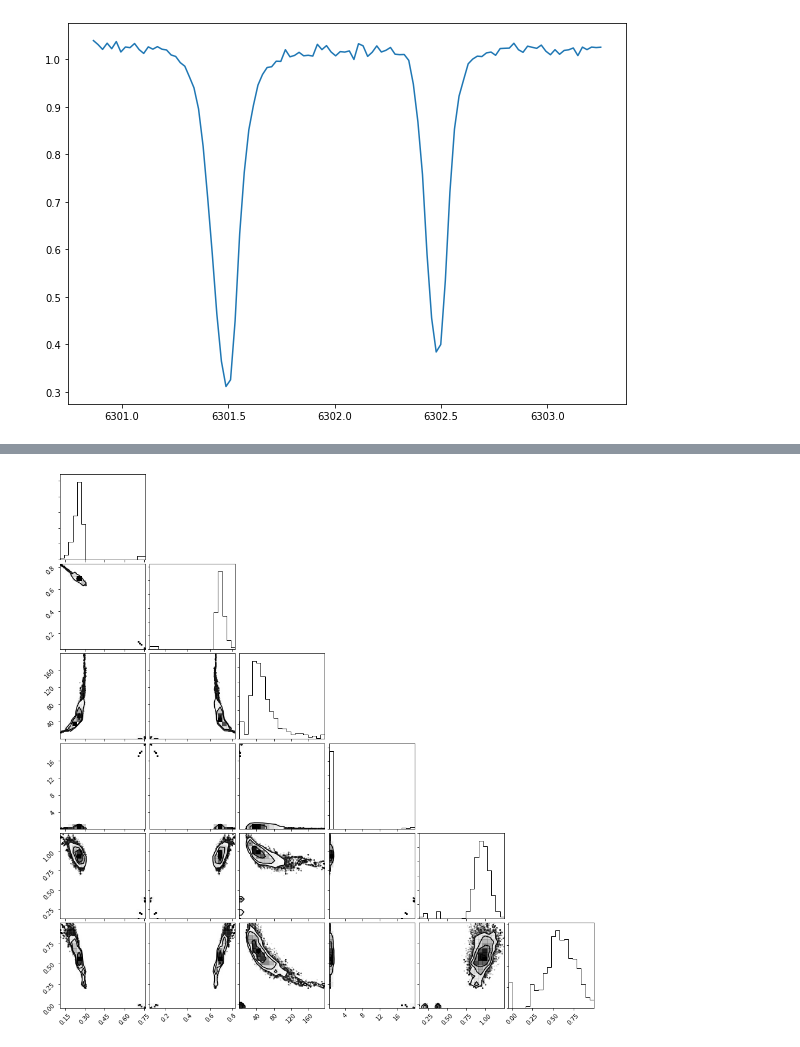
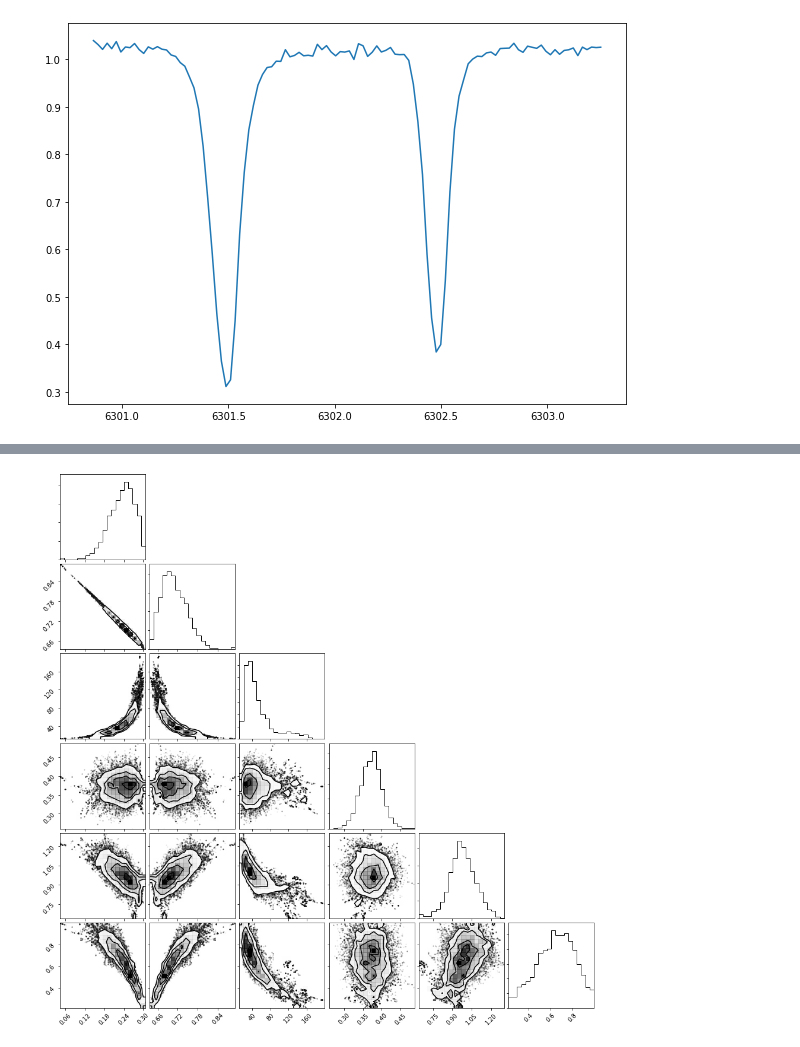
Before and after one commit to ivanzmilic/me_inversion_exercises, a Jupyter notebook: scalar_me.ipynb, the cells around one changed output, grey strips where cells are left out. Drawn from its saved outputs; the diff is of its cells as text; code cells hidden in the pictures.

```diff
--- a/scalar_me.ipynb
+++ b/scalar_me.ipynb
@@ -241,4 +284,4 @@ print (ln_like(best,x_data,y_data,errors))
 # %%
-#import corner
-#figure = corner.corner(sampler.flatchain[40000:])
+import corner
+figure = corner.corner(sampler.flatchain[40000:])
 # %% [output]
@@ -249 +288 @@ WARNING:root:Too few points to create valid contours
-[figure, old version]
+[figure, new version]
```
Also changed, not shown: parts of 17 cells of this notebook.
